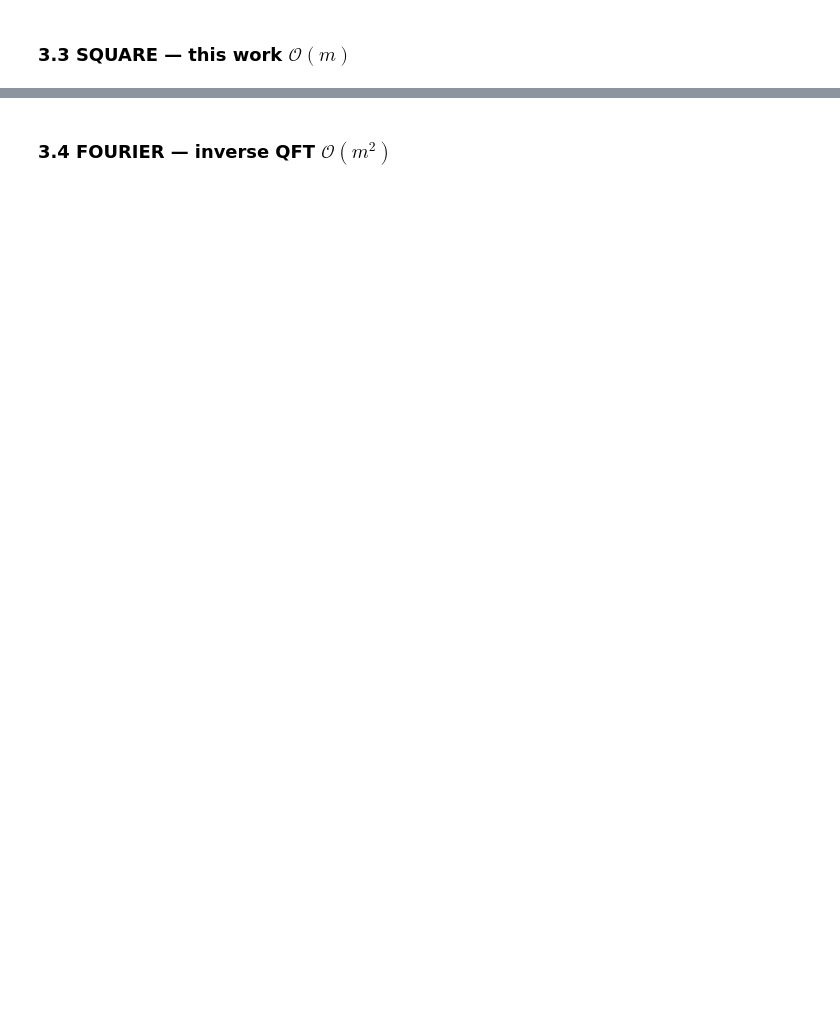
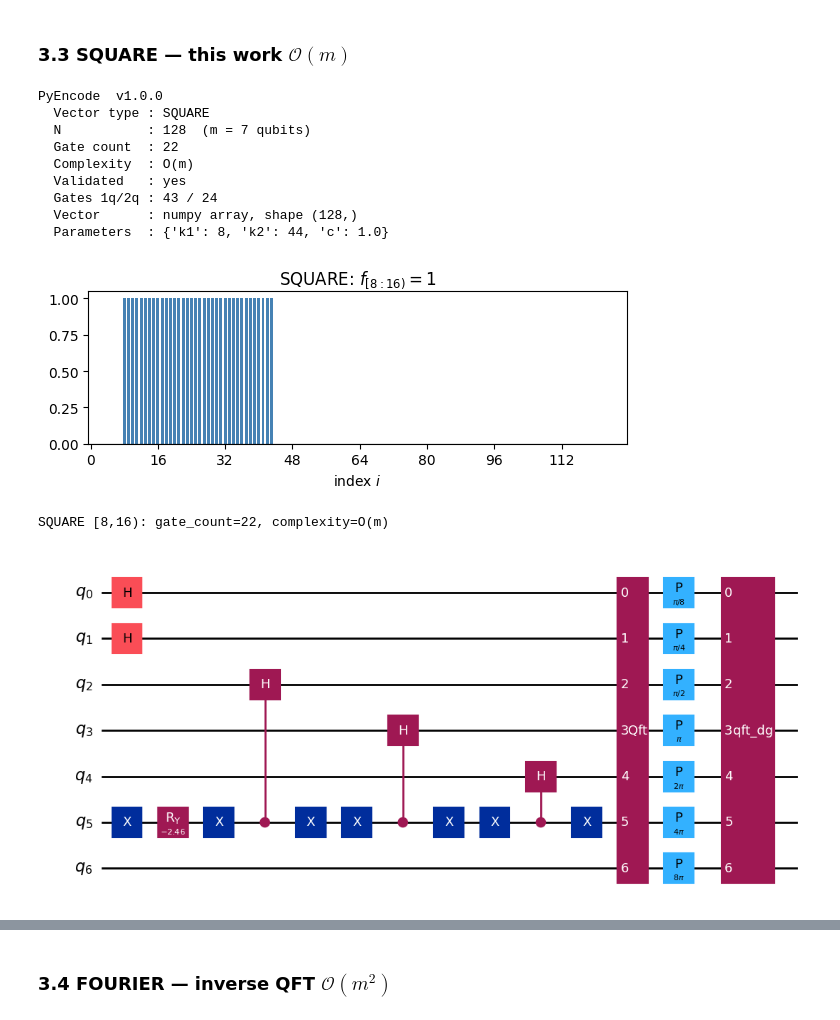
Before and after one commit to UW-ERSL/PyEncode, a Jupyter notebook: notebooks/ks_sandbox.ipynb, the cells around one changed output, grey strips where cells are left out. Cells and saved outputs as stored; diff of their text form; code cells hidden in the pictures; blank space fills up the shorter version.

Commit message:
Fixed old SQUARE method

```diff
--- a/notebooks/ks_sandbox.ipynb
+++ b/notebooks/ks_sandbox.ipynb
@@ -104,13 +119,26 @@ plot_vector(f, r"STEP: $f_{[:37]}=1$")
 # %% [markdown]
 ### 3.3 SQUARE — this work $\mathcal{O}(m)$
 # %%
-circuit, info = encode(SQUARE(k1=8, k2=16, c=1.0), N=N)
+circuit, info = encode(SQUARE(k1=8, k2=44, c=1.0), N=N, validate=True)
 print(info)
 
-f = np.zeros(N); f[8:16] = 1.0
+f = info.vector
 plot_vector(f, r"SQUARE: $f_{[8:16)}=1$")
 verify_circuit(circuit, info, "SQUARE [8,16)")
 circuit.draw("mpl")
+# %% [output]
+PyEncode  v1.0.0
+  Vector type : SQUARE
+  N           : 128  (m = 7 qubits)
+  Gate count  : 22
+  Complexity  : O(m)
+  Validated   : yes
+  Gates 1q/2q : 43 / 24
+  Vector      : numpy array, shape (128,)
+  Parameters  : {'k1': 8, 'k2': 44, 'c': 1.0}
+[figure, added]
+SQUARE [8,16): gate_count=22, complexity=O(m)
+[figure, added]
 # %%
 # Non-aligned square (general case)
 circuit, info = encode(SQUARE(k1=10, k2=50, c=1.0), N=N)
```
Also changed, not shown: parts of 23 cells of this notebook, 4 other files.
